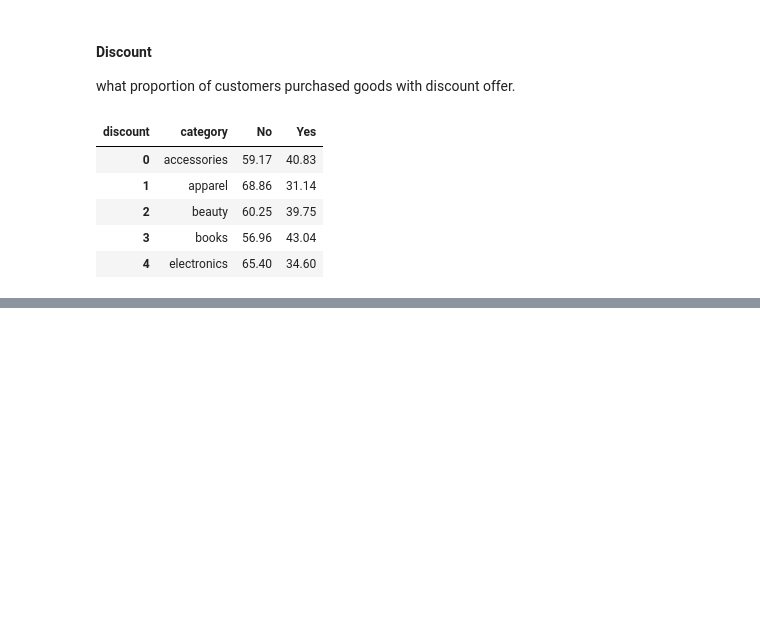
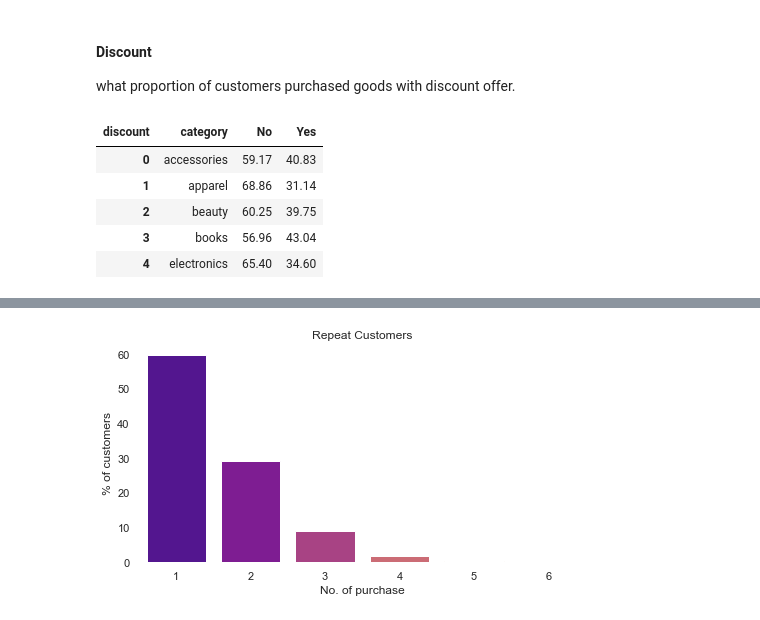
Before and after one commit to diana-kungu/E-commerce-RFM-Analysis, a Jupyter notebook: aws-retail-updated.ipynb, the cells around one changed output, grey strips where cells are left out. Cells and saved outputs as stored; diff of their text form; code cells hidden in the pictures; blank space fills up the shorter version.

Commit message:
Repeat customers analysis

```diff
--- a/aws-retail-updated.ipynb
+++ b/aws-retail-updated.ipynb
@@ -690,0 +698,9 @@ df_discounted.head()
+# %%
+df_repeat_purchase = df_pivoted[df_pivoted['OrderCompleted'].notna()].groupby(
+    ['user_id'])['item_id'].count().reset_index().groupby(
+        'item_id').user_id.count().reset_index().rename(columns=
+            {'item_id': 'repeat_purchases', 'user_id': 'no_of_customers'}
+        )
+df_repeat_purchase['proportion'] = (df_repeat_purchase['no_of_customers']*100/\
+                                        df_repeat_purchase['no_of_customers'].sum()).round(2)
+df_repeat_purchase
@@ -690,0 +715,11 @@ df_discounted.head()
+# %%
+plt.figure(figsize=(8,4))
+sns.barplot(y = 'proportion', x = 'repeat_purchases', data = df_repeat_purchase,
+               palette = 'plasma')
+plt.title('Repeat Customers')
+plt.ylabel('% of customers')
+plt.xlabel('No. of purchase')
+
+sns.despine(bottom = True, left = True)
+# %% [output]
+[figure, added]
```
Also changed, not shown: parts of 4 cells of this notebook.
